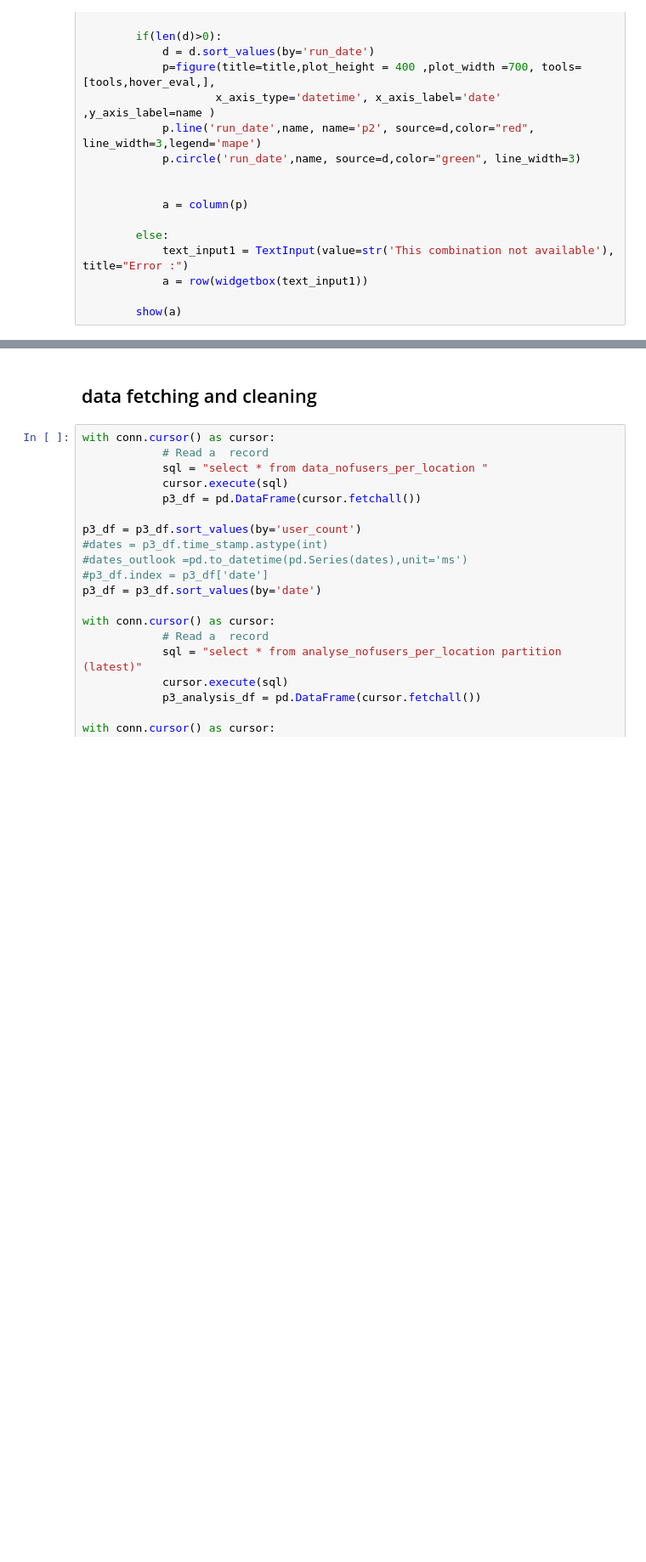
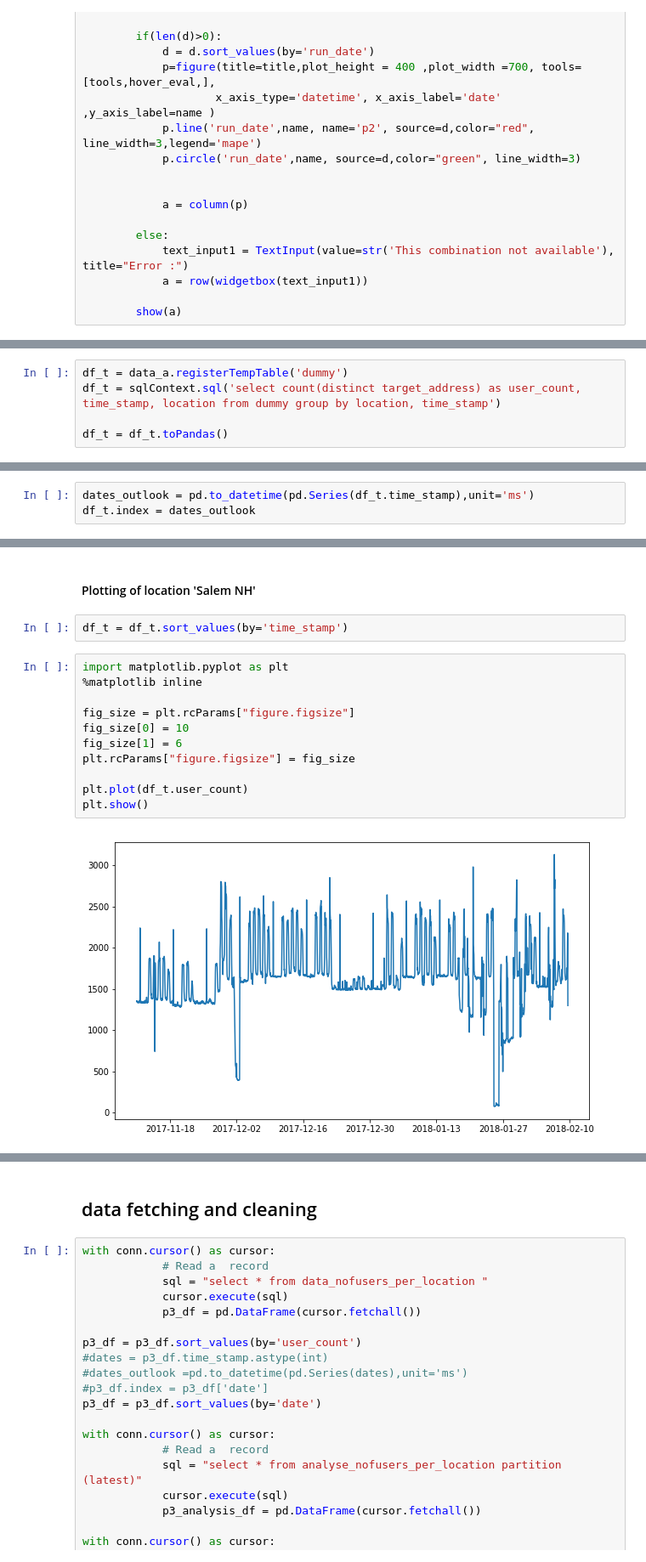
Before and after one commit to abhoopathi/predictive-analysis-netsightrpt, a Jupyter notebook: notebooks/demo_notebooks/p6_agg_daily.ipynb, the cells around one changed output, grey strips where cells are left out. Shown at 85% size. Drawn from its saved outputs; the diff is of its cells as text; blank space fills up the shorter version.

```diff
--- a/notebooks/demo_notebooks/p6_agg_daily.ipynb
+++ b/notebooks/demo_notebooks/p6_agg_daily.ipynb
@@ -204,0 +265,5 @@ Loading BokehJS ...
+# %%
+df_t = data_a.registerTempTable('dummy')
+df_t = sqlContext.sql('select count(distinct target_address) as user_count, time_stamp, location from dummy group by location, time_stamp')
+
+df_t = df_t.toPandas()
@@ -204,0 +288,3 @@ Loading BokehJS ...
+# %%
+dates_outlook = pd.to_datetime(pd.Series(df_t.time_stamp),unit='ms')
+df_t.index = dates_outlook
@@ -204,0 +299,17 @@ Loading BokehJS ...
+# %% [markdown]
+#### Plotting of location 'Salem NH'
+# %%
+df_t = df_t.sort_values(by='time_stamp')
+# %%
+import matplotlib.pyplot as plt
+%matplotlib inline
+
+fig_size = plt.rcParams["figure.figsize"]
+fig_size[0] = 10
+fig_size[1] = 6
+plt.rcParams["figure.figsize"] = fig_size
+
+plt.plot(df_t.user_count)
+plt.show()
+# %% [output]
+[figure, added]
```
Also changed, not shown: parts of 36 cells of this notebook, 6 other files.
